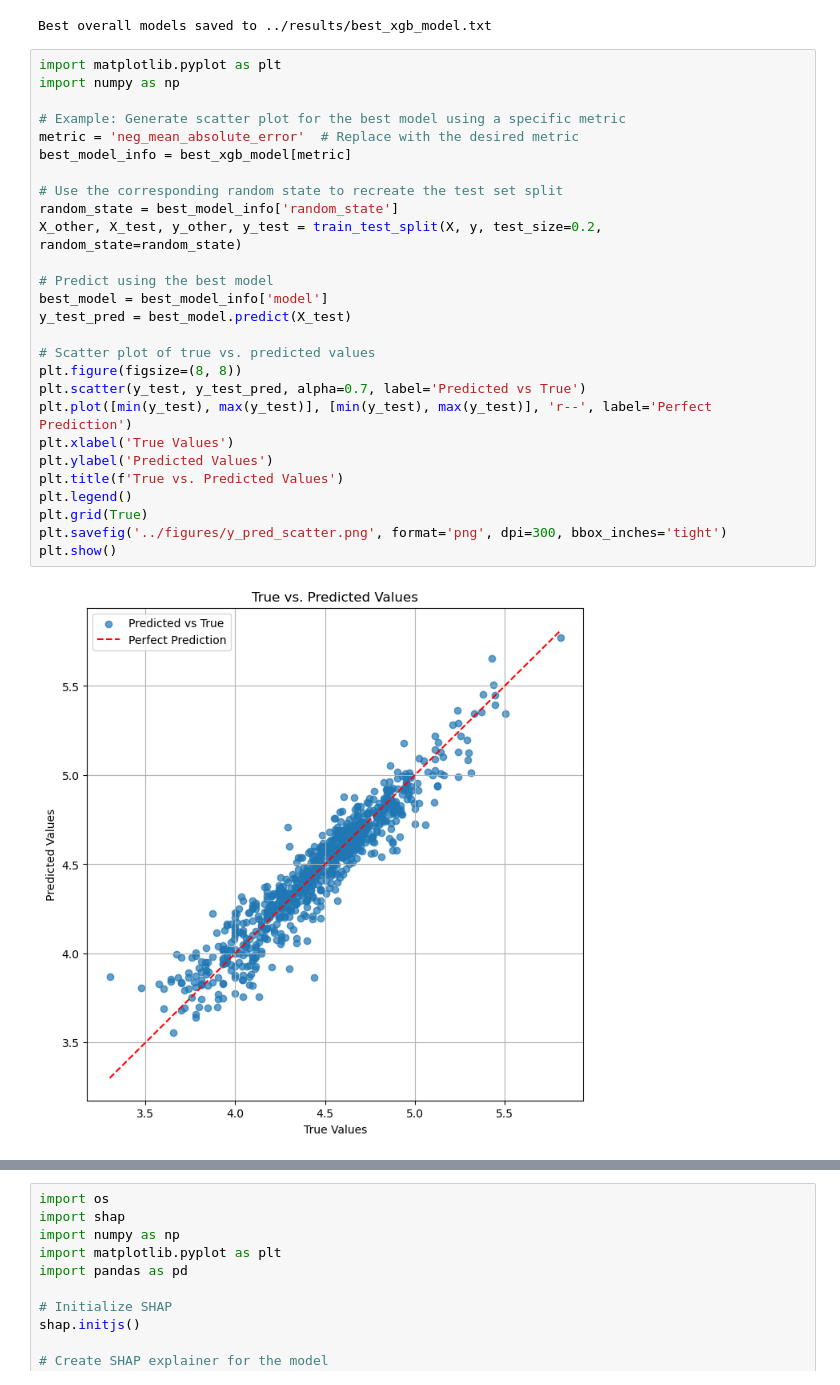
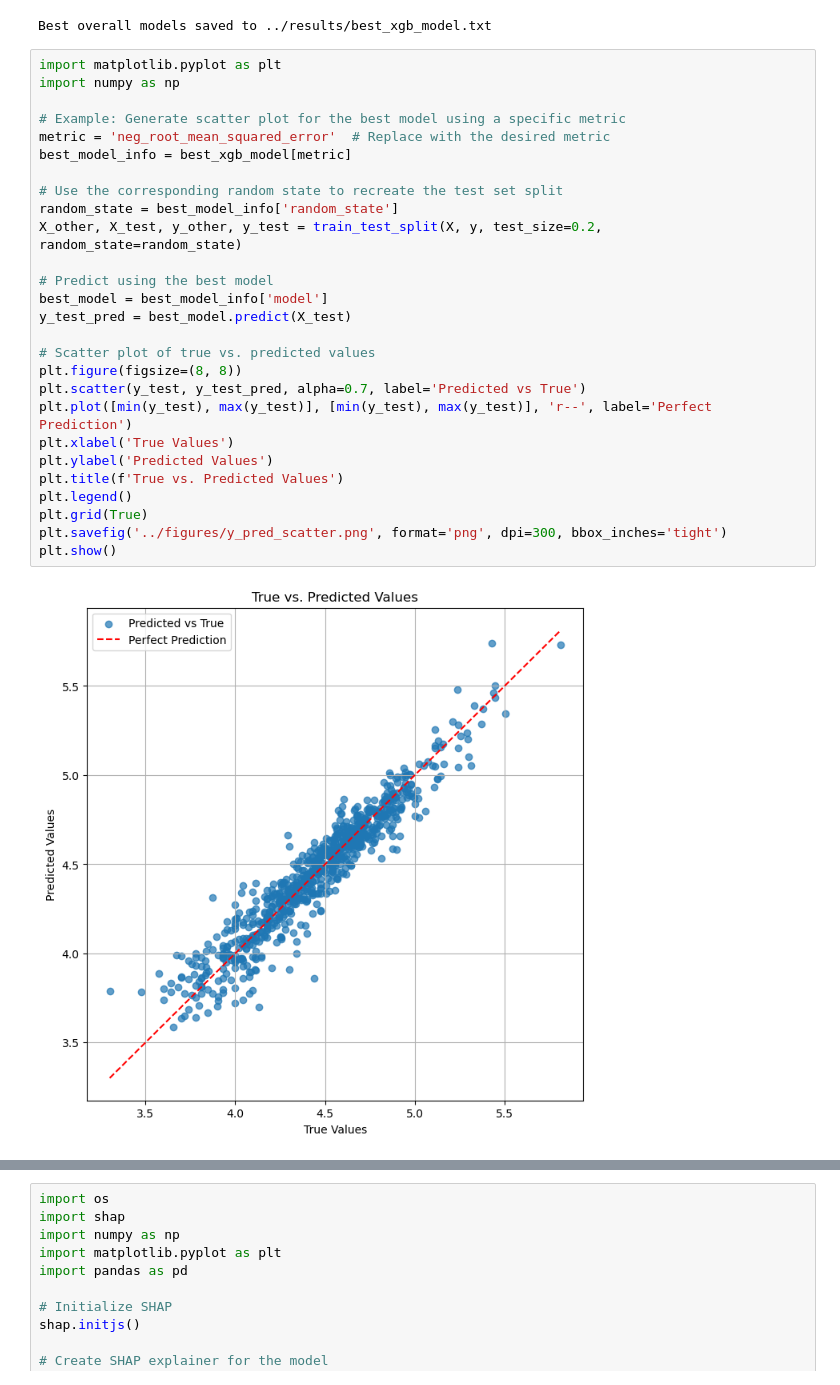
Before and after one commit to lshiyu4210/used_car_price_prediction, a Jupyter notebook: src/ML_pipeline.ipynb, the cells around one changed output, grey strips where cells are left out. Drawn from its saved outputs; the diff is of its cells as text.

```diff
--- a/src/ML_pipeline.ipynb
+++ b/src/ML_pipeline.ipynb
@@ -836,32 +797,32 @@ Best overall models saved to ../results/best_xgb_model.txt
 # %%
 import matplotlib.pyplot as plt
 import numpy as np
 
 # Example: Generate scatter plot for the best model using a specific metric
-metric = 'neg_mean_absolute_error'  # Replace with the desired metric
+metric = 'neg_root_mean_squared_error'  # Replace with the desired metric
 best_model_info = best_xgb_model[metric]
 
 # Use the corresponding random state to recreate the test set split
 random_state = best_model_info['random_state']
 X_other, X_test, y_other, y_test = train_test_split(X, y, test_size=0.2, random_state=random_state)
 
 # Predict using the best model
 best_model = best_model_info['model']
 y_test_pred = best_model.predict(X_test)
 
 # Scatter plot of true vs. predicted values
 plt.figure(figsize=(8, 8))
 plt.scatter(y_test, y_test_pred, alpha=0.7, label='Predicted vs True')
 plt.plot([min(y_test), max(y_test)], [min(y_test), max(y_test)], 'r--', label='Perfect Prediction')
 plt.xlabel('True Values')
 plt.ylabel('Predicted Values')
 plt.title(f'True vs. Predicted Values')
 plt.legend()
 plt.grid(True)
 plt.savefig('../figures/y_pred_scatter.png', format='png', dpi=300, bbox_inches='tight')
 plt.show()
 # %% [output]
-[figure, old version]
+[figure, new version]
 # %%
 from sklearn.inspection import permutation_importance
 
```
Also changed, not shown: parts of 13 cells of this notebook, 22 other files.
